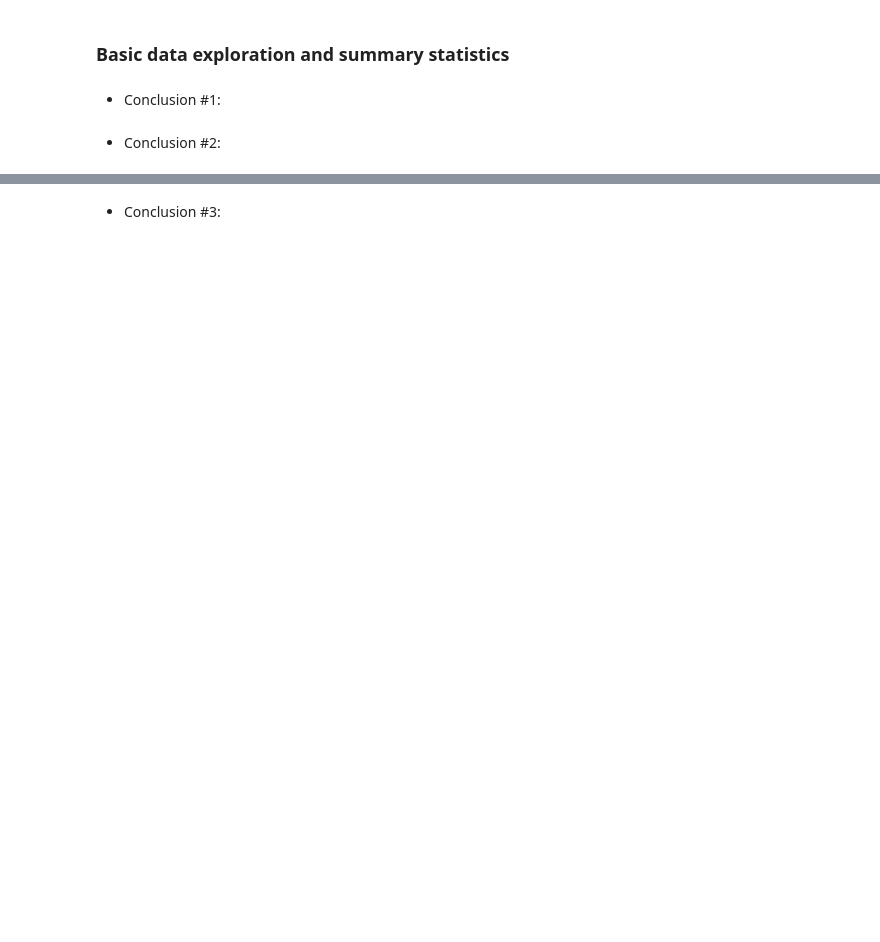
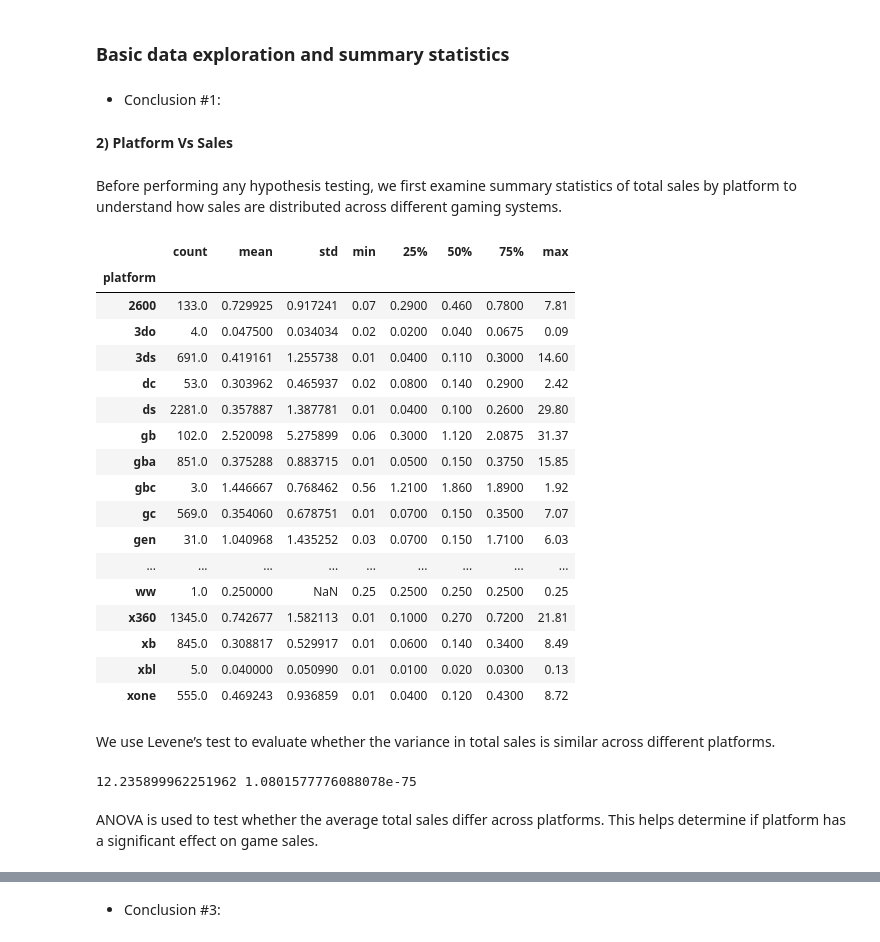
Before and after one commit to JericoJr/CMSC320_Final_Project, a Jupyter notebook: CMSC320_FinalProject_Checkpoint2.ipynb, the cells around one changed output, grey strips where cells are left out. Saved outputs shown, nothing was run; the diff lists cells and outputs as text; code cells hidden in the pictures; blank space fills up the shorter version.

```diff
--- a/CMSC320_FinalProject_Checkpoint2.ipynb
+++ b/CMSC320_FinalProject_Checkpoint2.ipynb
@@ -409,5 +410,45 @@ dtype: int64
 ### **Basic data exploration and summary statistics**
 # %% [markdown]
 - Conclusion #1:
-# %% [markdown]
-- Conclusion #2:
+# %% [markdown]
+**2) Platform Vs Sales**
+# %% [markdown]
+Before performing any hypothesis testing, we first examine summary statistics of total sales by platform to understand how sales are distributed across different gaming systems.
+# %%
+df.groupby("platform")["total_sales"].describe()
+# %% [output]
+|  | count | mean | std | min | 25% | 50% | 75% | max |
+| platform |  |  |  |  |  |  |  |  |
+| 2600 | 133.0 | 0.729925 | 0.917241 | 0.07 | 0.2900 | 0.460 | 0.7800 | 7.81 |
+| 3do | 4.0 | 0.047500 | 0.034034 | 0.02 | 0.0200 | 0.040 | 0.0675 | 0.09 |
+| 3ds | 691.0 | 0.419161 | 1.255738 | 0.01 | 0.0400 | 0.110 | 0.3000 | 14.60 |
+| dc | 53.0 | 0.303962 | 0.465937 | 0.02 | 0.0800 | 0.140 | 0.2900 | 2.42 |
+| ds | 2281.0 | 0.357887 | 1.387781 | 0.01 | 0.0400 | 0.100 | 0.2600 | 29.80 |
+| gb | 102.0 | 2.520098 | 5.275899 | 0.06 | 0.3000 | 1.120 | 2.0875 | 31.37 |
+| gba | 851.0 | 0.375288 | 0.883715 | 0.01 | 0.0500 | 0.150 | 0.3750 | 15.85 |
+| gbc | 3.0 | 1.446667 | 0.768462 | 0.56 | 1.2100 | 1.860 | 1.8900 | 1.92 |
+| gc | 569.0 | 0.354060 | 0.678751 | 0.01 | 0.0700 | 0.150 | 0.3500 | 7.07 |
+| gen | 31.0 | 1.040968 | 1.435252 | 0.03 | 0.0700 | 0.150 | 1.7100 | 6.03 |
+| ... | ... | ... | ... | ... | ... | ... | ... | ... |
+| ww | 1.0 | 0.250000 | NaN | 0.25 | 0.2500 | 0.250 | 0.2500 | 0.25 |
+| x360 | 1345.0 | 0.742677 | 1.582113 | 0.01 | 0.1000 | 0.270 | 0.7200 | 21.81 |
+| xb | 845.0 | 0.308817 | 0.529917 | 0.01 | 0.0600 | 0.140 | 0.3400 | 8.49 |
+| xbl | 5.0 | 0.040000 | 0.050990 | 0.01 | 0.0100 | 0.020 | 0.0300 | 0.13 |
+| xone | 555.0 | 0.469243 | 0.936859 | 0.01 | 0.0400 | 0.120 | 0.4300 | 8.72 |
+# %% [markdown]
+We use Levene’s test to evaluate whether the variance in total sales is similar across different platforms.
+# %%
+from scipy.stats import levene
+
+# split data into platform groups
+groups = [g["total_sales"].values for _, g in df.groupby("platform")]
+
+# run Levene’s test for equal variances across platforms
+stat, p = levene(*groups)
+
+
+print(stat, p)
+# %% [output]
+12.235899962251962 1.0801577776088078e-75
+# %% [markdown]
+ANOVA is used to test whether the average total sales differ across platforms. This helps determine if platform has a significant effect on game sales.
```
Also changed, not shown: parts of 9 cells of this notebook, 2 other files.
